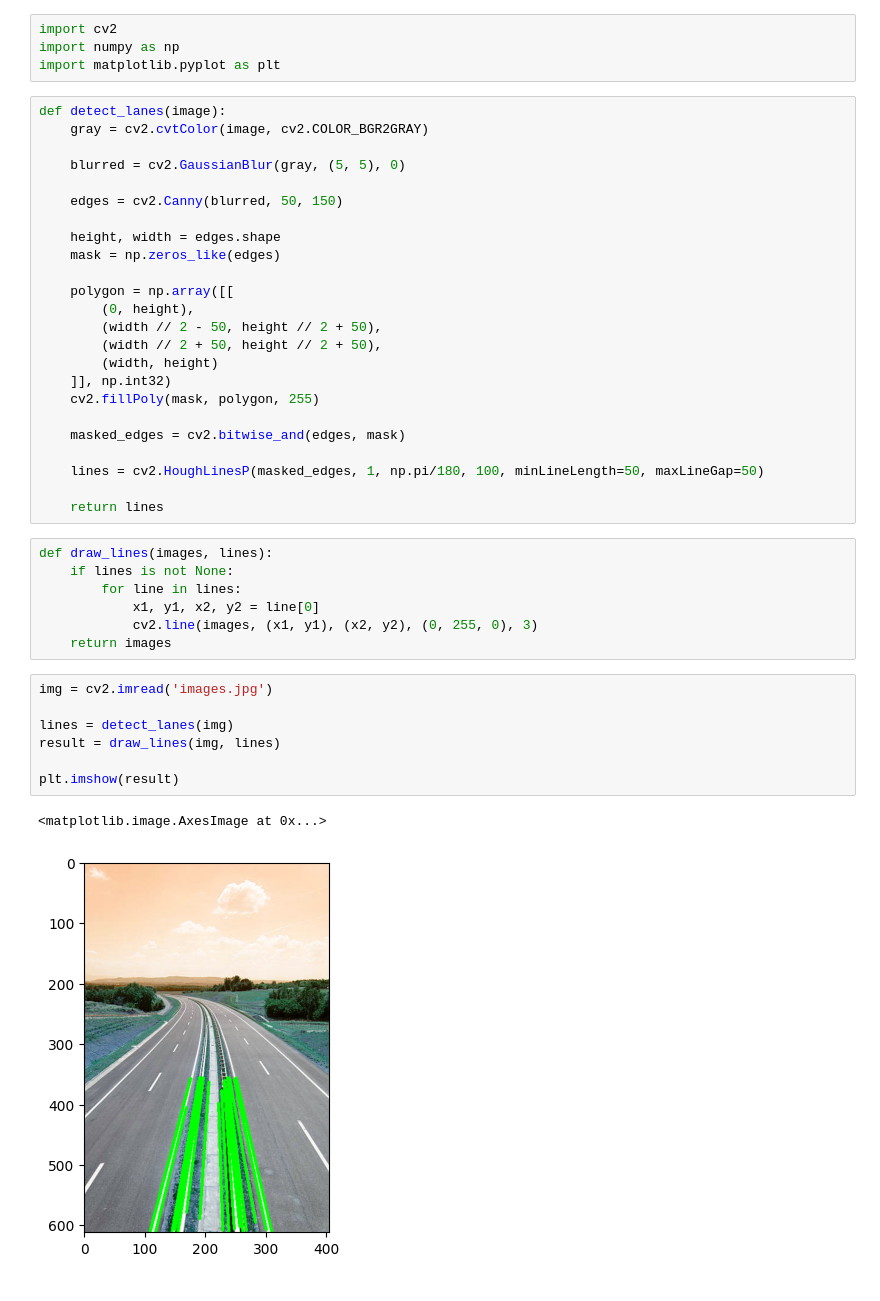
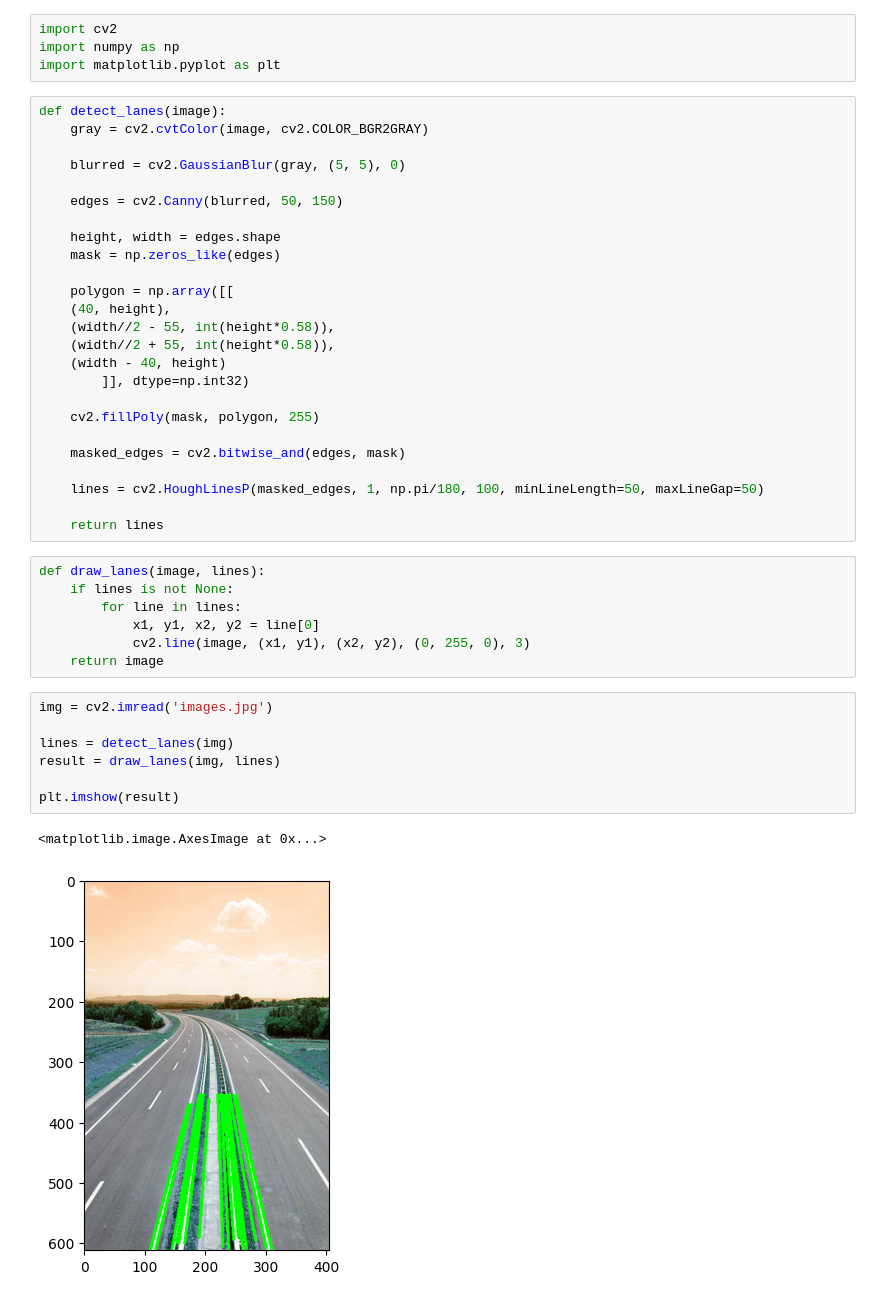
Before and after one commit to mdmohsin212/Computer-Vision, a Jupyter notebook: Advance/Lane_Tracking.ipynb, the cells around one changed output. Cells and saved outputs as stored; diff of their text form.

Commit message:
Lane Tracking fix

```diff
--- a/Advance/Lane_Tracking.ipynb
+++ b/Advance/Lane_Tracking.ipynb
@@ -14,11 +14,12 @@ def detect_lanes(image):
     mask = np.zeros_like(edges)
 
     polygon = np.array([[
-        (0, height),
-        (width // 2 - 50, height // 2 + 50),
-        (width // 2 + 50, height // 2 + 50),
-        (width, height)
-    ]], np.int32)
+    (40, height),
+    (width//2 - 55, int(height*0.58)),
+    (width//2 + 55, int(height*0.58)),
+    (width - 40, height)
+        ]], dtype=np.int32)
+
     cv2.fillPoly(mask, polygon, 255)
 
     masked_edges = cv2.bitwise_and(edges, mask)
@@ -27,19 +28,19 @@ def detect_lanes(image):
 
     return lines
 # %%
-def draw_lines(images, lines):
+def draw_lanes(image, lines):
     if lines is not None:
         for line in lines:
             x1, y1, x2, y2 = line[0]
-            cv2.line(images, (x1, y1), (x2, y2), (0, 255, 0), 3)
-    return images
+            cv2.line(image, (x1, y1), (x2, y2), (0, 255, 0), 3)
+    return image
 # %%
 img = cv2.imread('images.jpg')
 
 lines = detect_lanes(img)
-result = draw_lines(img, lines)
+result = draw_lanes(img, lines)
 
 plt.imshow(result)
 # %% [output]
 <matplotlib.image.AxesImage at 0x...>
-[figure, old version]
+[figure, new version]
```
